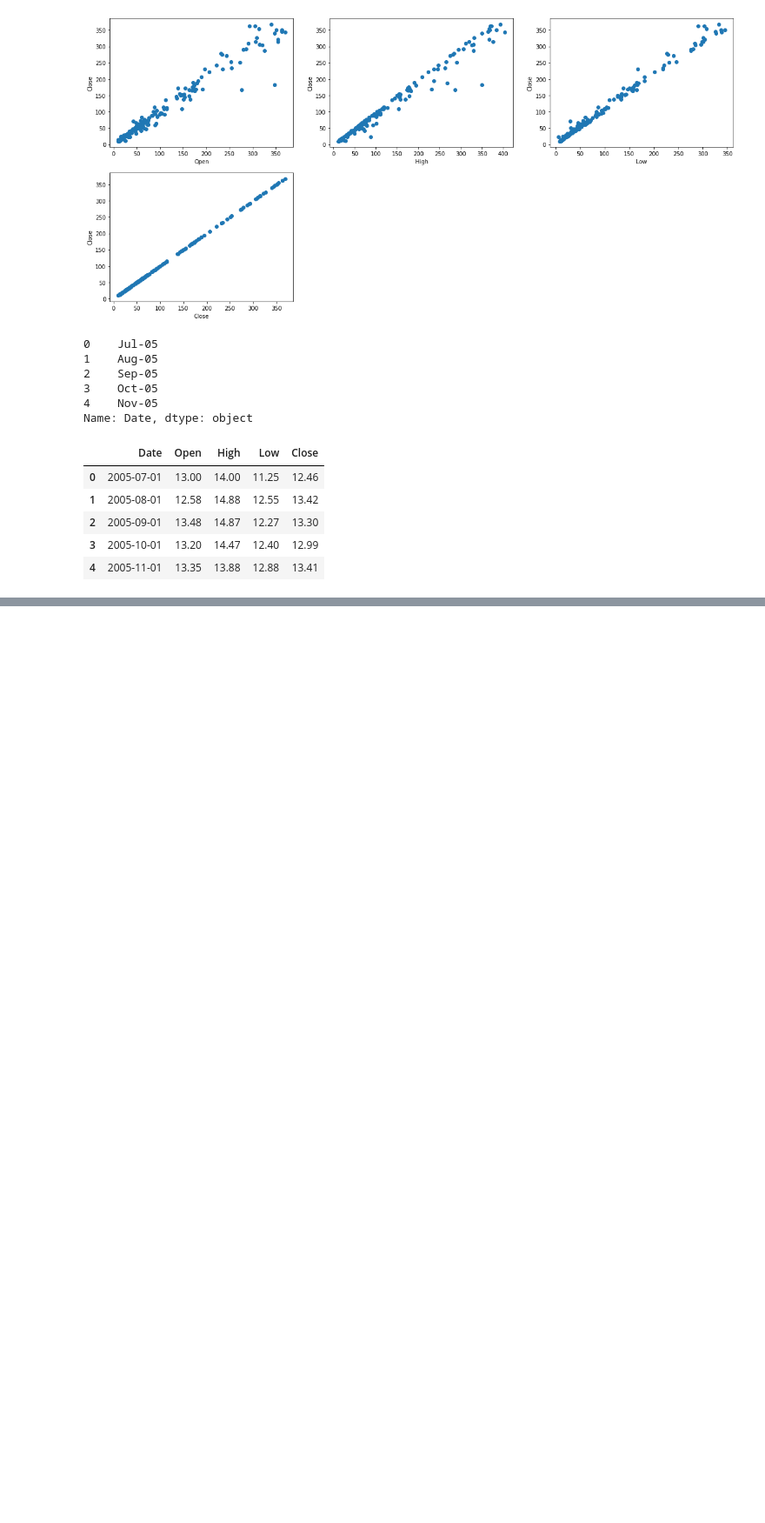
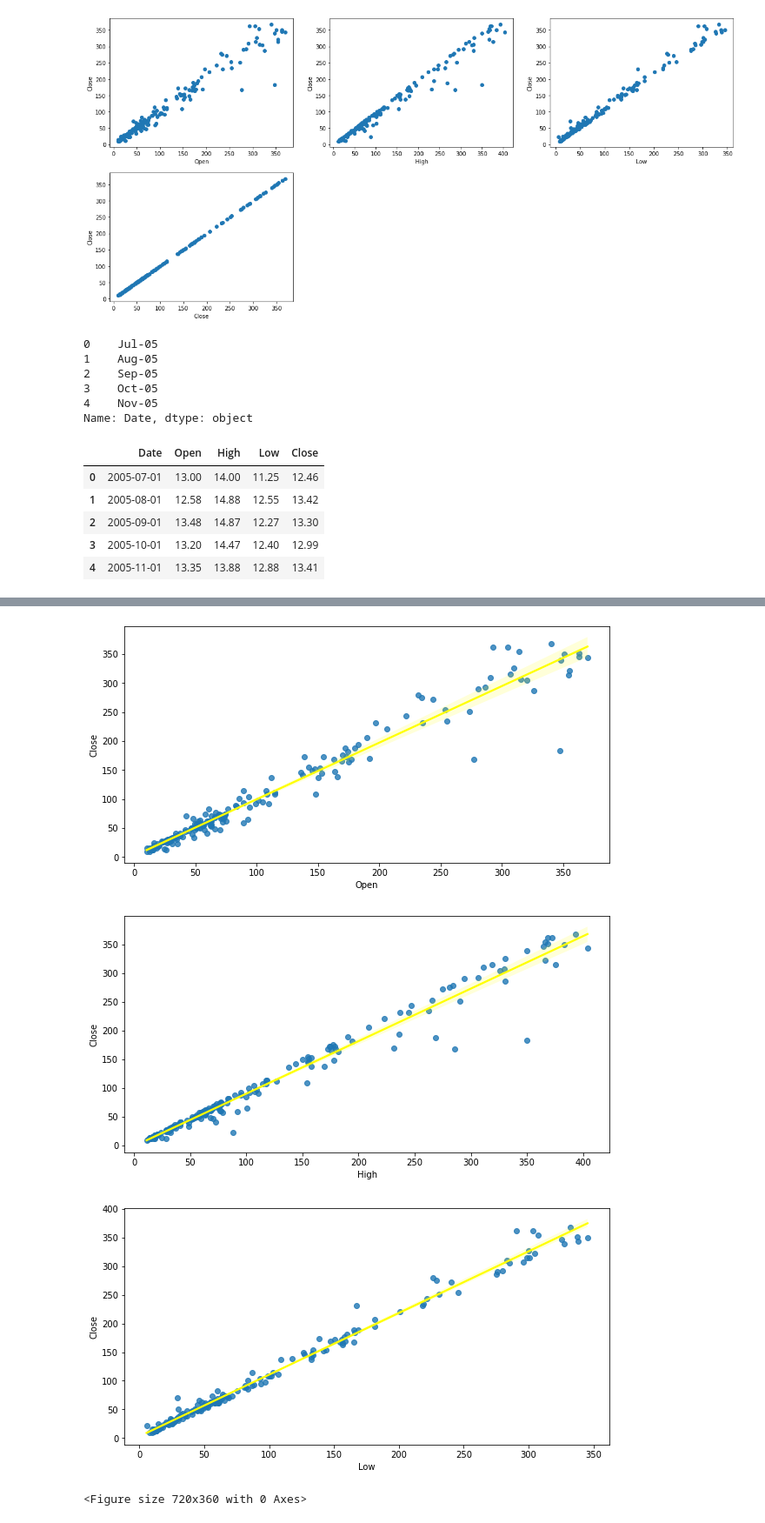
Before and after one commit to ankitkrtiwari7/ankitkrtiwari7, a Jupyter notebook: yesbank_analysis.ipynb, the cells around one changed output, grey strips where cells are left out. Shown at 87% size. Drawn from its saved outputs; the diff is of its cells as text; code cells hidden in the pictures; blank space fills up the shorter version.

```diff
--- a/yesbank_analysis.ipynb
+++ b/yesbank_analysis.ipynb
@@ -128,0 +169,15 @@ df.set_index('Date',inplace=True)
+# %%
+# plotting Regression plot of each columns of dataset v/s  df close column
+for col in df.columns.to_list()[:]:
+  plt.figure(figsize=(10, 5))
+  if col == 'Close':
+    pass
+  else:
+    sns.regplot(x=df[col],y=df["Close"],line_kws={"color": "yellow"})
+
+  plt.show()
+# %% [output]
+[figure, added]
+[figure, added]
+[figure, added]
+<Figure size 720x360 with 0 Axes>
```
Also changed, not shown: parts of 32 cells of this notebook.
